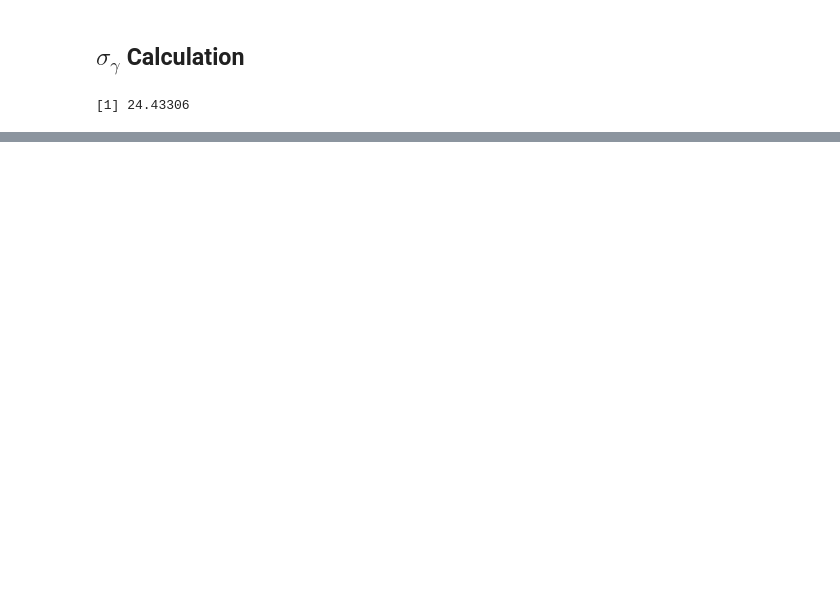
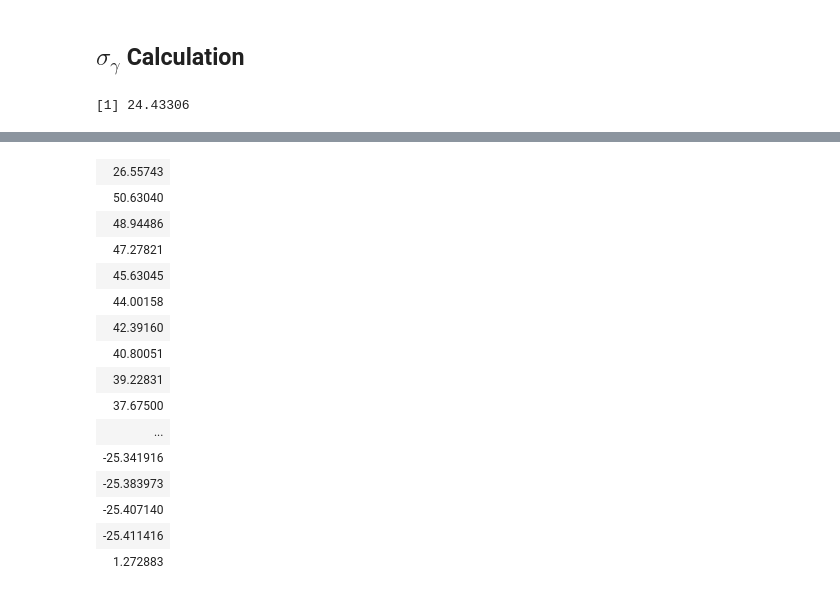
Before and after one commit to ppham27/stat571, a Jupyter notebook: hw7/literacy.ipynb, the cells around one changed output, grey strips where cells are left out. Drawn from its saved outputs; the diff is of its cells as text; code cells hidden in the pictures; blank space fills up the shorter version.

Commit message:
compute beta expectations

```diff
--- a/hw7/literacy.ipynb
+++ b/hw7/literacy.ipynb
@@ -84,7 +86,7 @@ png
 # %% [markdown]
 ## Simulation Study: Random versus Fixed Effect Intercept
 # %%
-lmer.simulation.samples <- do.call(rbind, mclapply(replicate(2048, literacy.covariates.data, simplify=FALSE), function(covariates) {
+lmer.simulation.samples <- do.call(rbind, mclapply(replicate(4096, literacy.covariates.data, simplify=FALSE), function(covariates) {
     literacy <- make.response(covariates)
     model <- lmer(literacy ~ delta.age + (1|subject), data=covariates, REML=TRUE)
     var.corr <- VarCorr(model)
@@ -95,7 +97,7 @@ lmer.simulation.samples <- do.call(rbind, mclapply(replicate(2048, literacy.cova
         sigma.random=attributes(var.corr$subject)$stddev[['(Intercept)']])
 }, mc.cores=4))
 # %%
-lm.simulation.samples <- do.call(rbind, mclapply(replicate(2048, literacy.covariates.data, simplify=FALSE), function(covariates) {
+lm.simulation.samples <- do.call(rbind, mclapply(replicate(4096, literacy.covariates.data, simplify=FALSE), function(covariates) {
     literacy <- make.response(covariates)
     model <- lm(literacy ~ subject + delta.age, data=covariates)
     model.summary <- summary(model)
@@ -150,6 +152,7 @@ print(xtable(simulation.comparison,
 ## $\sigma_\gamma$ Calculation
 # %%
 base.literacy <- make.base.literacy(literacy.covariates.data[follow.per==0]$base.age)
-sqrt(mean((base.literacy - mean(base.literacy))^2))
+variance.random.intercept <- mean((base.literacy - mean(base.literacy))^2)
+sqrt(variance.random.intercept)
 # %% [output]
 [1] 24.43306
@@ -155,0 +163,19 @@ sqrt(mean((base.literacy - mean(base.literacy))^2))
+# %%
+expect.beta.hat.gls <- function(residual.variance) {
+    subject.covariance.inv <- chol2inv(chol(
+        as.matrix(nlme::pdCompSymm(variance.random.intercept + diag(3)*residual.variance))))
+    projected.data <- lapply(levels(literacy.covariates.data$subject), function(i) {
+        data <- literacy.covariates.data[J(i)]
+        X <- cbind(1, data$delta.age)
+        tX <- t(X)
+        list(X=tX %*% subject.covariance.inv %*% X,
+             y=tX %*% subject.covariance.inv %*% make.response(data, 0))
+    })
+    projected.X <- Reduce(
+        `+`, lapply(projected.data, function(projection) projection$X))
+    projected.y <- Reduce(
+        `+`, lapply(projected.data, function(projection) projection$y))
+    beta.hat <- as.vector(chol2inv(chol(projected.X)) %*% projected.y)
+    names(beta.hat) <- c('(Intercept)', 'delta.age')
+    beta.hat
+}
@@ -155,0 +262,25 @@ sqrt(mean((base.literacy - mean(base.literacy))^2))
+# %%
+X <- model.matrix(~ subject + delta.age, literacy.covariates.data)
+X[4:nrow(X),1] <- 0
+X <- cbind(1, X)
+Q <- diag(93)
+Q[1, 1] <- 0
+Q[93, 93] <- 0
+chol2inv(chol(t(X) %*% X + Q*100/variance.random.intercept)) %*% t(X) %*% make.response(literacy.covariates.data, 0)
+# %% [output]
+| 26.55743 |
+| 50.63040 |
+| 48.94486 |
+| 47.27821 |
+| 45.63045 |
+| 44.00158 |
+| 42.39160 |
+| 40.80051 |
+| 39.22831 |
+| 37.67500 |
+| ... |
+| -25.341916 |
+| -25.383973 |
+| -25.407140 |
+| -25.411416 |
+| 1.272883 |
```
Also changed, not shown: parts of 20 cells of this notebook, 5 other files.
